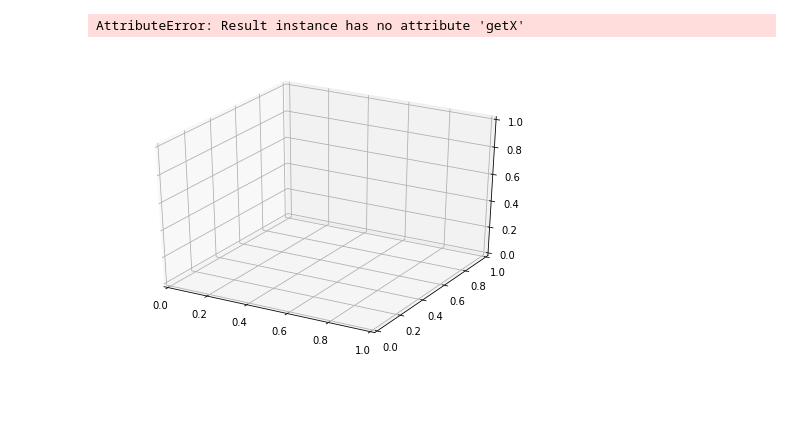
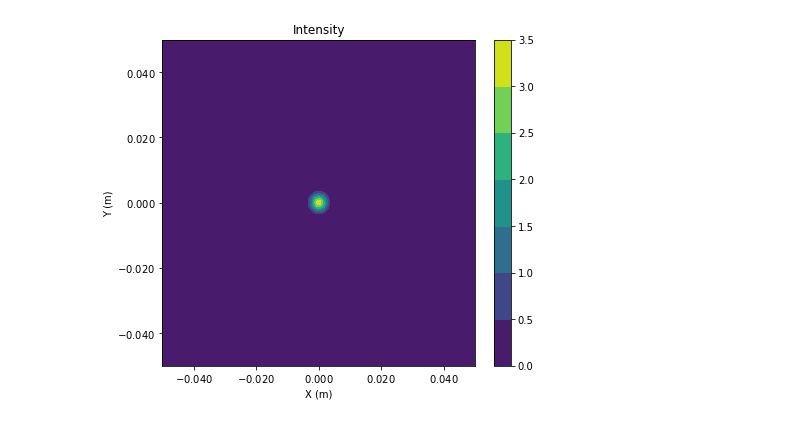
Before and after one commit to Edwards-Paul/Python-HG-Modes, a Jupyter notebook: HG Modes/main.ipynb, the cells around one changed output. Cells and saved outputs as stored; diff of their text form; code cells hidden in the pictures; blank space fills up the shorter version.

```diff
--- a/HG Modes/main.ipynb
+++ b/HG Modes/main.ipynb
@@ -38,0 +21,7 @@ f4 = pl.Calculate2(params=pl.defaultParams,plane=pl.defaultPlane,modes=modes,z=1
+# %%
+modes=pl.Modes((0,0,1))
+
+pl.ShowModes(modes)
+
+p1 = pl.Params(wavelength=1.064e-6,w0=1e-3,z0=0)
+plane1 = pl.Plane(-0.05,0.05,1000,-0.05,0.05,1000)
@@ -38,0 +31,3 @@ f4 = pl.Calculate2(params=pl.defaultParams,plane=pl.defaultPlane,modes=modes,z=1
+# %%
+f1 = pl.Calculate(p1,plane1,modes=modes,z=10)
+f2 = pl.Calculate2(p1,plane1,modes=modes,z=10)
@@ -57,2 +44,4 @@ pl.PhaseSliceX(0,f2)
 # %%
-pl.PhaseSliceX2(0,f2)
+pl.Contour(f2)
+# %% [output]
+[figure, added]
@@ -89,10 +47,0 @@ print abs(pl.Amplitude2(pl.defaultParams,0,0,100,modes2))**2
-# %%
-modes1 = pl.Modes((0,0,1))
-modes2 = pl.Modes((0,0,1),(0,1,0.1*1j))
-f1 = pl.Calculate(pl.defaultParams,pl.defaultPlane,modes1, 60)
-f2 = pl.Calculate2(pl.defaultParams,pl.defaultPlane,modes1, 60)
-f3 = pl.Calculate(pl.defaultParams,pl.defaultPlane,modes2, 50)
-f4 = pl.Calculate2(pl.defaultParams,pl.defaultPlane,modes2, 50)
-# %% [output]
-AttributeError: Result instance has no attribute 'getX'
-[figure, removed]
```
Also changed, not shown: parts of 28 cells of this notebook, 5 other files.
